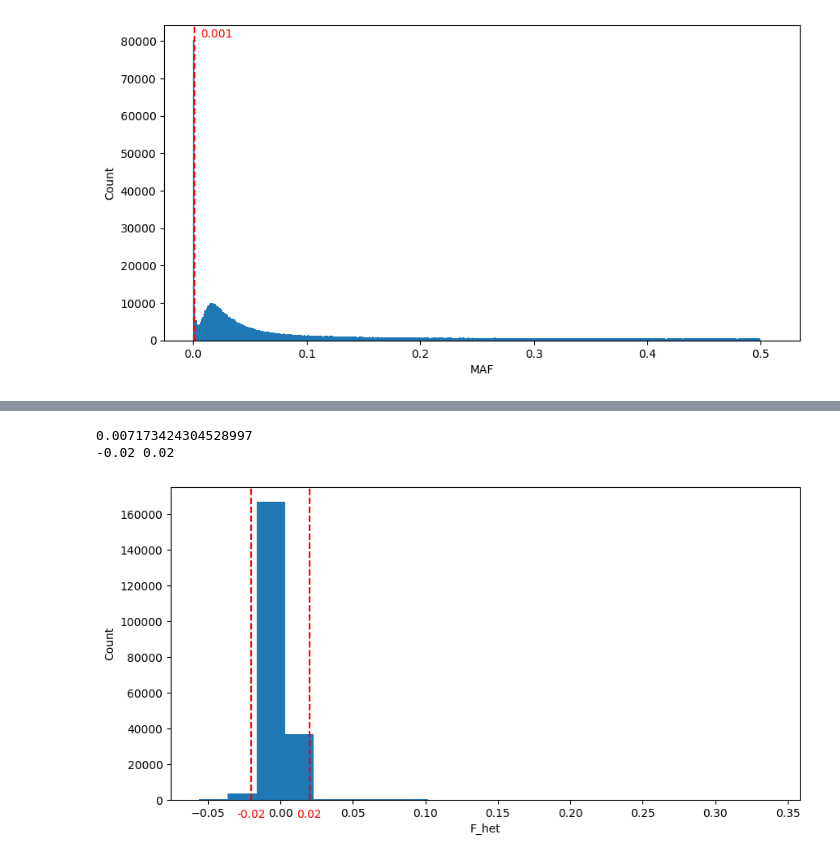
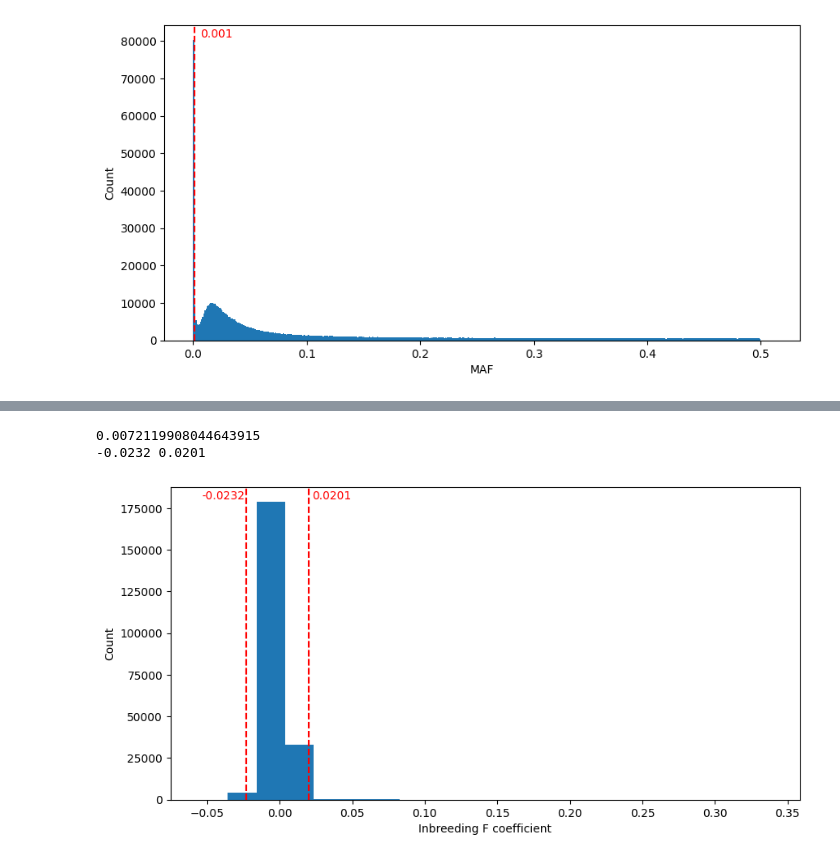
Before and after one commit to Leslie-Lu/WGS_GWAS_and_MR, a Jupyter notebook: src/wgs_gwas_and_mr/p008_genotype_data_qc.ipynb, the cells around one changed output, grey strips where cells are left out. Cells and saved outputs as stored; diff of their text form; code cells hidden in the pictures.

```diff
--- a/src/wgs_gwas_and_mr/p008_genotype_data_qc.ipynb
+++ b/src/wgs_gwas_and_mr/p008_genotype_data_qc.ipynb
@@ -125,5 +102,5 @@ plt.show()
 # %%
-het = pd.read_csv(output_path + "plink_results_het.het", sep= r"\s+")
-het
+het = pd.read_csv(output_path + "plink_result_inbreeding.het", sep= r"\s+")
+het.head()
 # %% [output]
 |  | FID | IID | O(HOM) | E(HOM) | N(NM) | F |
@@ -142,31 +112,31 @@ het
 # %%
 # A commonly used method is to exclude samples with heterozygosity F deviating more than 3 standard deviations (SD) from the mean
 print(np.std(het["F"]))
-lcl= (np.mean(het["F"]) - 3 * np.std(het["F"])).round(2)
-hcl= (np.mean(het["F"]) + 3 * np.std(het["F"])).round(2)
-print(lcl,hcl)
+lcl= (np.mean(het["F"]) - 3 * np.std(het["F"])).round(4)
+hcl= (np.mean(het["F"]) + 3 * np.std(het["F"])).round(4)
+print(lcl, hcl)
 # %% [output]
-0.007173424304528997
--0.02 0.02
+0.0072119908044643915
+-0.0232 0.0201
 # %%
 fig, ax = plt.subplots(figsize=(10,5))
 ax.hist(het["F"],bins=20)
-ax.set_xlabel("F_het")
+ax.set_xlabel("Inbreeding F coefficient")
 ax.set_ylabel("Count")
 
 ax.axvline(lcl,c="red",linestyle="dashed")
 ax.axvline(hcl,c="red",linestyle="dashed")
 cutoff = lcl
 ax.axvline(cutoff,c="red",linestyle="dashed")
-ax.annotate(cutoff, xy=(cutoff, 0), xycoords=('data', 'axes fraction'),
-            xytext=(0, -8), textcoords='offset points', color='red',
+ax.annotate(cutoff, xy=(cutoff, 0.99), xycoords=('data', 'axes fraction'),
+            xytext=(-20, 0), textcoords='offset points', color='red',
             ha='center', va='top')
 cutoff = hcl
 ax.axvline(cutoff,c="red",linestyle="dashed")
-ax.annotate(cutoff, xy=(cutoff, 0), xycoords=('data', 'axes fraction'),
-            xytext=(0, -8), textcoords='offset points', color='red',
+ax.annotate(cutoff, xy=(cutoff, 0.99), xycoords=('data', 'axes fraction'),
+            xytext=(20, 0), textcoords='offset points', color='red',
             ha='center', va='top')
-fig.savefig(fig_path + "005_f_het.png", dpi=600)
+fig.savefig(fig_path + "SF_004_inbreeding_f_het.png", dpi=600)
 plt.show()
 # %% [output]
-[figure, old version]
+[figure, new version]
```
Also changed, not shown: parts of 3 cells of this notebook, 11 other files.
